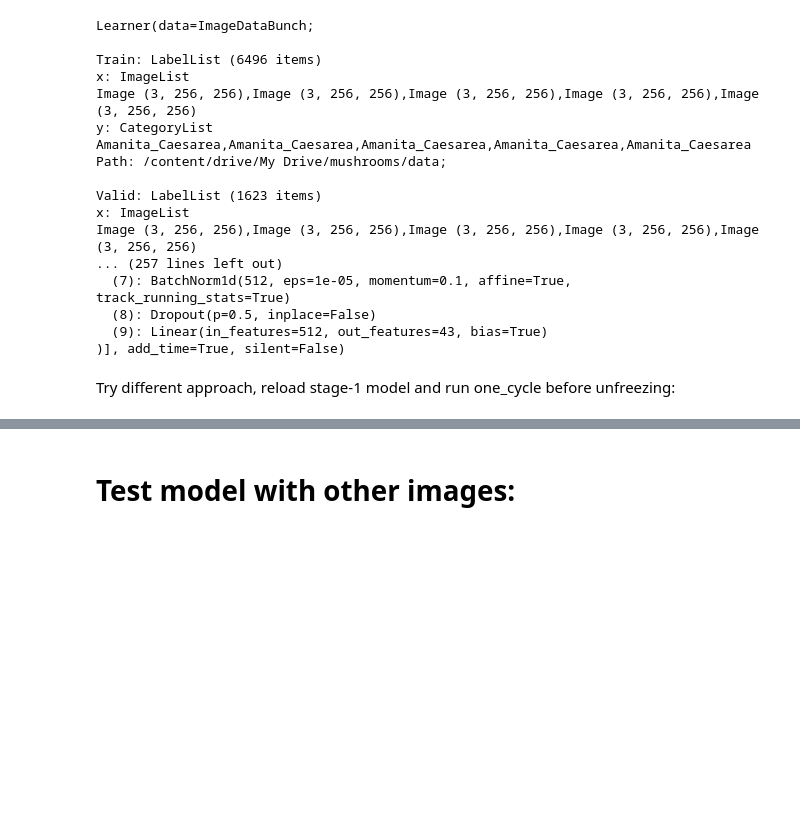
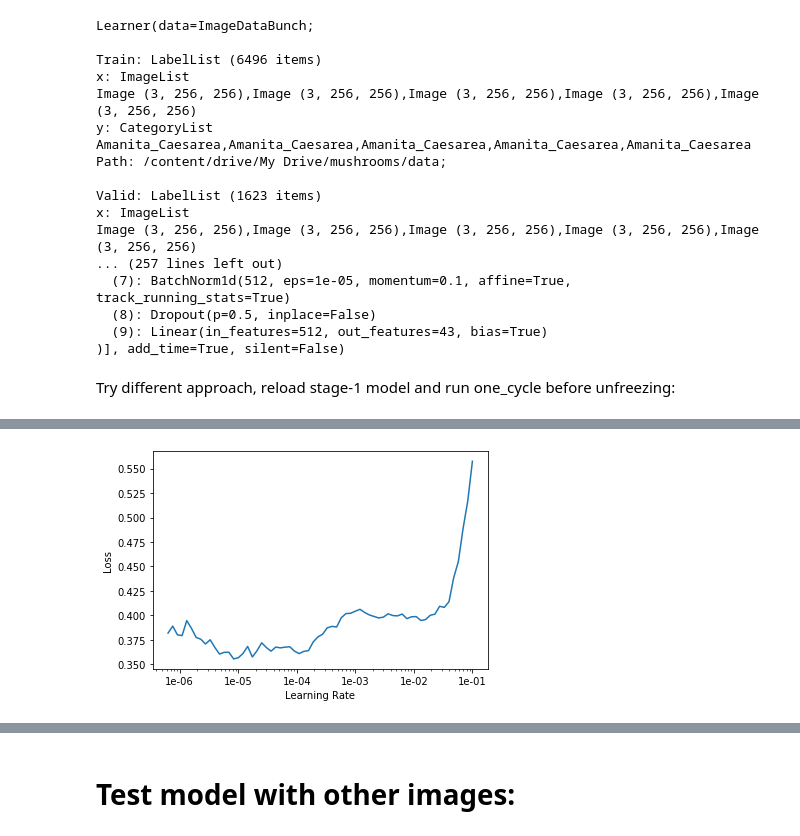
Before and after one commit to maurice1979/mushroom-identifier, a Jupyter notebook: notebooks/mushrooom-identifier-colab.ipynb, the cells around one changed output, grey strips where cells are left out. Drawn from its saved outputs; the diff is of its cells as text; code cells hidden in the pictures; blank space fills up the shorter version.

Commit message:
final model

```diff
--- a/notebooks/mushrooom-identifier-colab.ipynb
+++ b/notebooks/mushrooom-identifier-colab.ipynb
@@ -303,4 +303,4 @@ model.data = img_data
 # %%
 model.freeze()
 # %%
-learn.fit_one_cycle(3)
+model.fit_one_cycle(3)
@@ -306,0 +321,4 @@ learn.fit_one_cycle(3)
+# %%
+model.recorder.plot()
+# %% [output]
+[figure, added]
```
Also changed, not shown: parts of 10 cells of this notebook.
